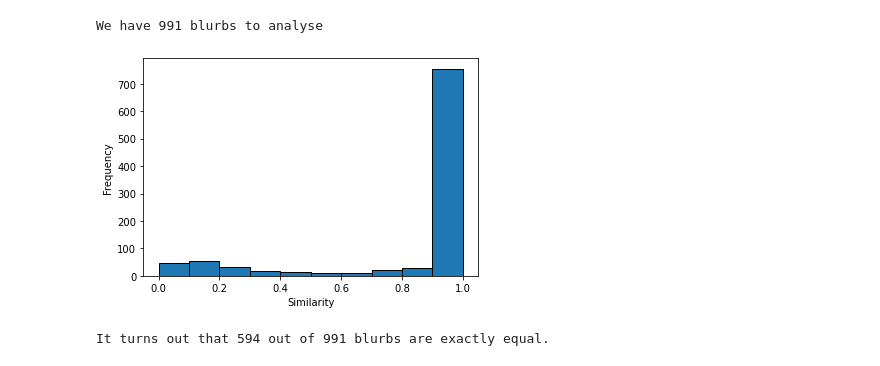
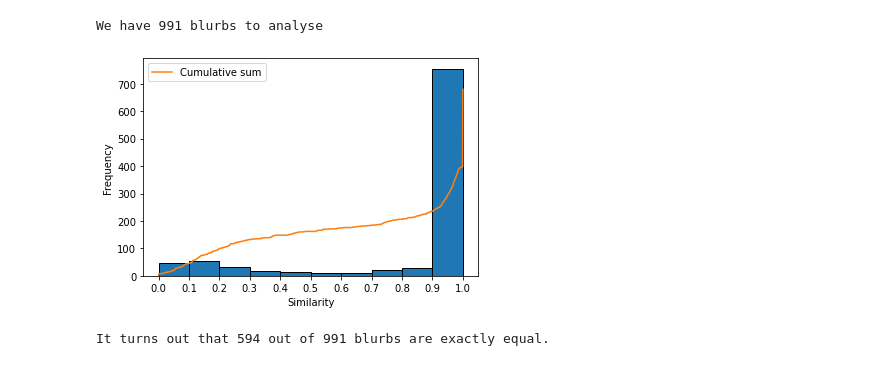
Before and after one commit to dominicjbroadbent/pr_detector, a Jupyter notebook: Blurb_Similarity.ipynb, the cells around one changed output. Drawn from its saved outputs; the diff is of its cells as text; code cells hidden in the pictures.

```diff
--- a/Own_Blurb_Similarity.ipynb
+++ b/Blurb_Similarity.ipynb
@@ -100,12 +100,20 @@ for i in tqdm(range(len(old_blurbs))):
     similarities[i] = cosine_sim(old_blurbs[i], new_blurbs[i])
 # %%
 # Looks like the vast majority of the blurbs are very similar (0.9+)
+granularity = 1000
+num_less = np.zeros(granularity)
+for index, num in enumerate(np.linspace(0, 1, granularity)):
+    num_less[index] = sum(similarities < num)
+
 plt.hist(similarities, ec = 'black', density = False)
+plt.plot(np.linspace(0, 1, granularity), num_less, label = 'Cumulative sum')
+plt.xticks(np.arange(0, 1.1, step = 0.1))
 plt.xlabel('Similarity')
 plt.ylabel('Frequency')
+plt.legend()
 plt.show()
 # %% [output]
-[figure, old version]
+[figure, new version]
 # %%
 # Looks like many of the documents are actually exactly the same.
 # Floating point errors mean that values that should be 1 often erroneously end up as 0.9999999 etc
```
Also changed, not shown: parts of 3 cells of this notebook, 2 other files.
